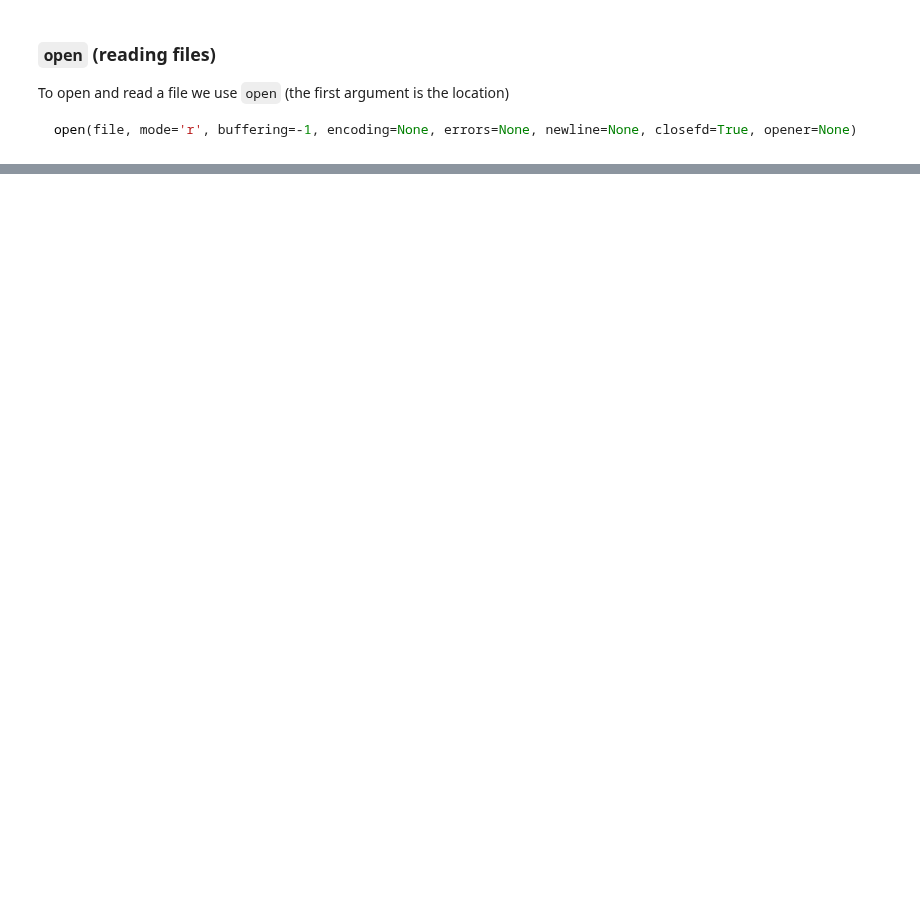
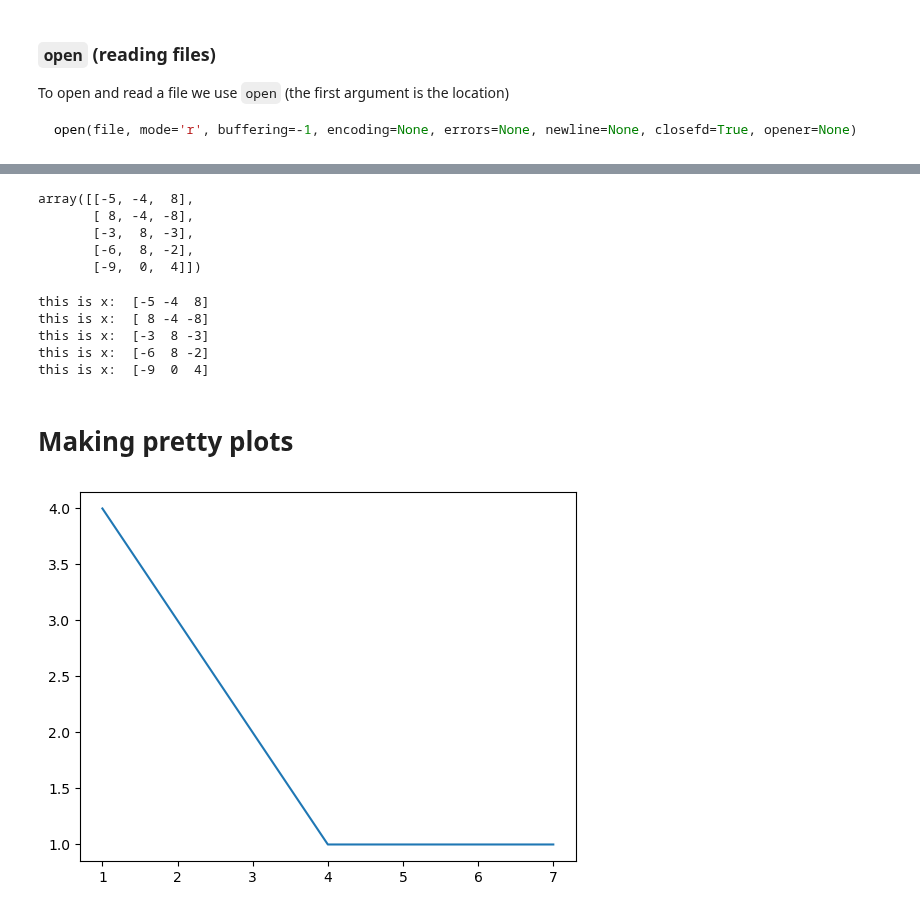
Before and after one commit to sapienzaio/online-ml-finance, a Jupyter notebook: 00-intro-to-python.ipynb, the cells around one changed output, grey strips where cells are left out. Drawn from its saved outputs; the diff is of its cells as text; code cells hidden in the pictures; blank space fills up the shorter version.

```diff
--- a/00-intro-to-python.ipynb
+++ b/00-intro-to-python.ipynb
@@ -697,0 +1043,11 @@ open(file, mode='r', buffering=-1, encoding=None, errors=None, newline=None, clo
+# %%
+from numpy.random import randint, seed
+seed(1643)
+a3 = randint(-10, 10, size=(5,3))
+a3
+# %% [output]
+array([[-5, -4,  8],
+       [ 8, -4, -8],
+       [-3,  8, -3],
+       [-6,  8, -2],
+       [-9,  0,  4]])
@@ -697,0 +1057,10 @@ open(file, mode='r', buffering=-1, encoding=None, errors=None, newline=None, clo
+# %%
+resultado = np.apply_along_axis(my_function, axis=1, arr=a3)
+# %% [output]
+this is x:  [-5 -4  8]
+this is x:  [ 8 -4 -8]
+this is x:  [-3  8 -3]
+this is x:  [-6  8 -2]
+this is x:  [-9  0  4]
+# %% [markdown]
+# Making pretty plots
@@ -697,0 +1069,6 @@ open(file, mode='r', buffering=-1, encoding=None, errors=None, newline=None, clo
+# %%
+x, y = [1, 4, 7], [4, 1, 1]
+plt.plot(x, y)
+plt.show()
+# %% [output]
+[figure, added]
```
Also changed, not shown: parts of 75 cells of this notebook.
